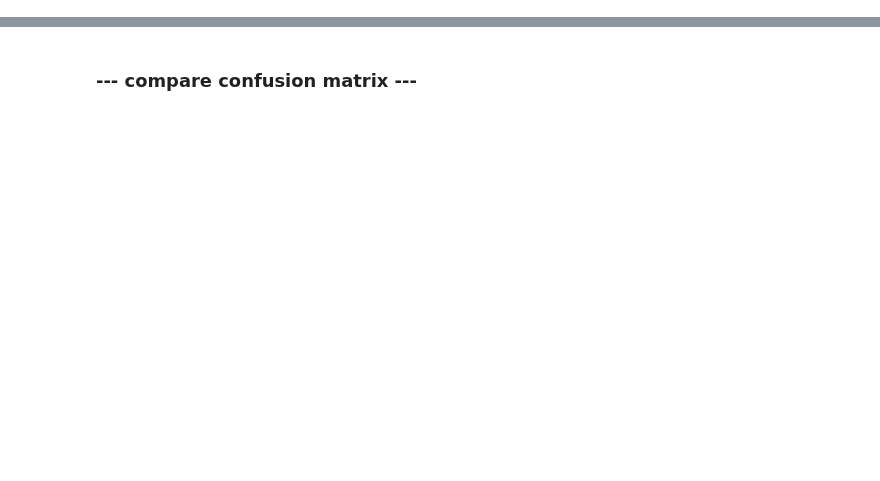
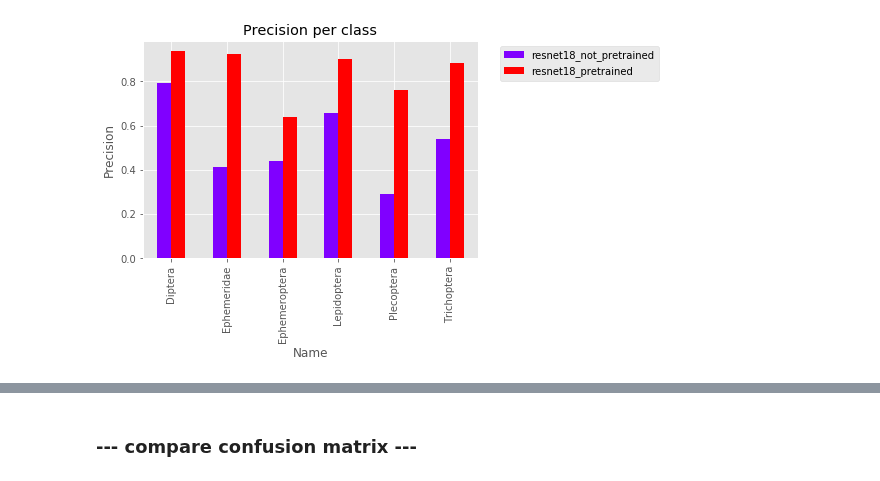
Before and after one commit to keiiti975/Insect_Phenology_Detector, a Jupyter notebook: result/classification/compare_models/compare_models.ipynb, the cells around one changed output, grey strips where cells are left out. Cells and saved outputs as stored; diff of their text form; code cells hidden in the pictures; blank space fills up the shorter version.

```diff
--- a/result/classification/compare_models/compare_models.ipynb
+++ b/result/classification/compare_models/compare_models.ipynb
@@ -17,3 +19,22 @@ resnet50_not_pretrained = pd.read_csv('/home/tanida/workspace/Insect_Phenology_D
 resnet50_pretrained = pd.read_csv('/home/tanida/workspace/Insect_Phenology_Detector/figure/classification/ResNet101/resnet50_b20_r45_lr1e-5_crossvalid/validation_matrix.csv')
 resnet101_not_pretrained = pd.read_csv('/home/tanida/workspace/Insect_Phenology_Detector/figure/classification/ResNet101/resnet101_b20_r45_lr1e-5_crossvalid_not_pretrain/validation_matrix.csv')
 resnet101_pretrained = pd.read_csv('/home/tanida/workspace/Insect_Phenology_Detector/figure/classification/ResNet101/resnet101_b20_r45_lr1e-5_crossvalid/validation_matrix.csv')
+# %%
+def get_precisions(df):
+    precisions = []
+    for i in range(len(df)):
+        val_count_per_label = df[i:i+1]
+        index = val_count_per_label.columns[1:]
+        val_count_per_label = [int(val_count_per_label[idx]) for idx in index]
+        precision = val_count_per_label[i]/sum(val_count_per_label)
+        precisions.append(precision)
+    return np.asarray(precisions)
+# %%
+resnet18_not_pretrained_precisions = get_precisions(resnet18_not_pretrained)
+resnet18_pretrained_precisions = get_precisions(resnet18_pretrained)
+resnet34_not_pretrained_precisions = get_precisions(resnet34_not_pretrained)
+resnet34_pretrained_precisions = get_precisions(resnet34_pretrained)
+resnet50_not_pretrained_precisions = get_precisions(resnet50_not_pretrained)
+resnet50_pretrained_precisions = get_precisions(resnet50_pretrained)
+resnet101_not_pretrained_precisions = get_precisions(resnet101_not_pretrained)
+resnet101_pretrained_precisions = get_precisions(resnet101_pretrained)
@@ -19,0 +59,6 @@ resnet101_pretrained = pd.read_csv('/home/tanida/workspace/Insect_Phenology_Dete
+# %%
+df_per_label = pd.DataFrame({"resnet18_not_pretrained": resnet18_not_pretrained_precisions, "resnet18_pretrained": resnet18_pretrained_precisions,
+               "resnet34_not_pretrained": resnet34_not_pretrained_precisions, "resnet34_pretrained": resnet34_pretrained_precisions,
+               "resnet50_not_pretrained": resnet50_not_pretrained_precisions, "resnet50_pretrained": resnet50_pretrained_precisions,
+               "resnet101_not_pretrained": resnet101_not_pretrained_precisions, "resnet101_pretrained": resnet101_pretrained_precisions})
+df_per_label['Name'] = ['Diptera', 'Ephemeridae', 'Ephemeroptera', 'Lepidoptera', 'Plecoptera', 'Trichoptera']
@@ -19,0 +75,8 @@ resnet101_pretrained = pd.read_csv('/home/tanida/workspace/Insect_Phenology_Dete
+# %%
+df_per_label.plot(kind="bar", x="Name", y=["resnet18_not_pretrained", "resnet18_pretrained"], cmap="rainbow")
+plt.legend(bbox_to_anchor=(1.05, 1), loc='upper left')
+plt.ylabel("Precision")
+plt.title("Precision per class")
+plt.savefig("/home/tanida/workspace/Insect_Phenology_Detector/result/classification/compare_models/compare_precision_resnet18.png", bbox_inches="tight")
+# %% [output]
+[figure, added]
```
Also changed, not shown: parts of 13 cells of this notebook, 16 other files.
